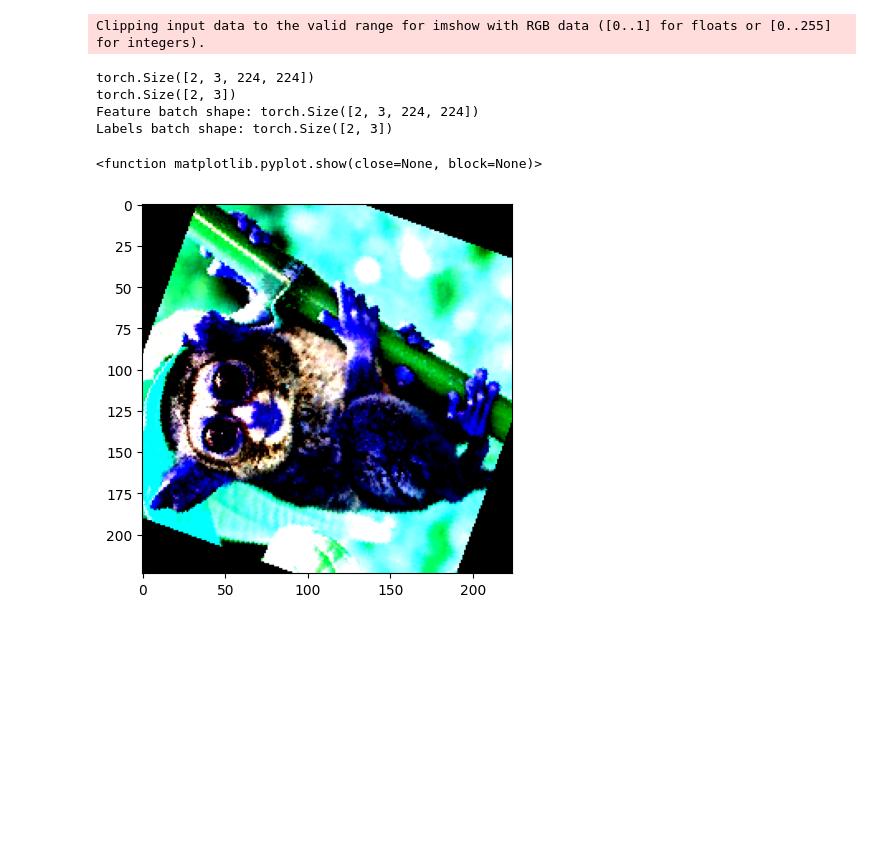
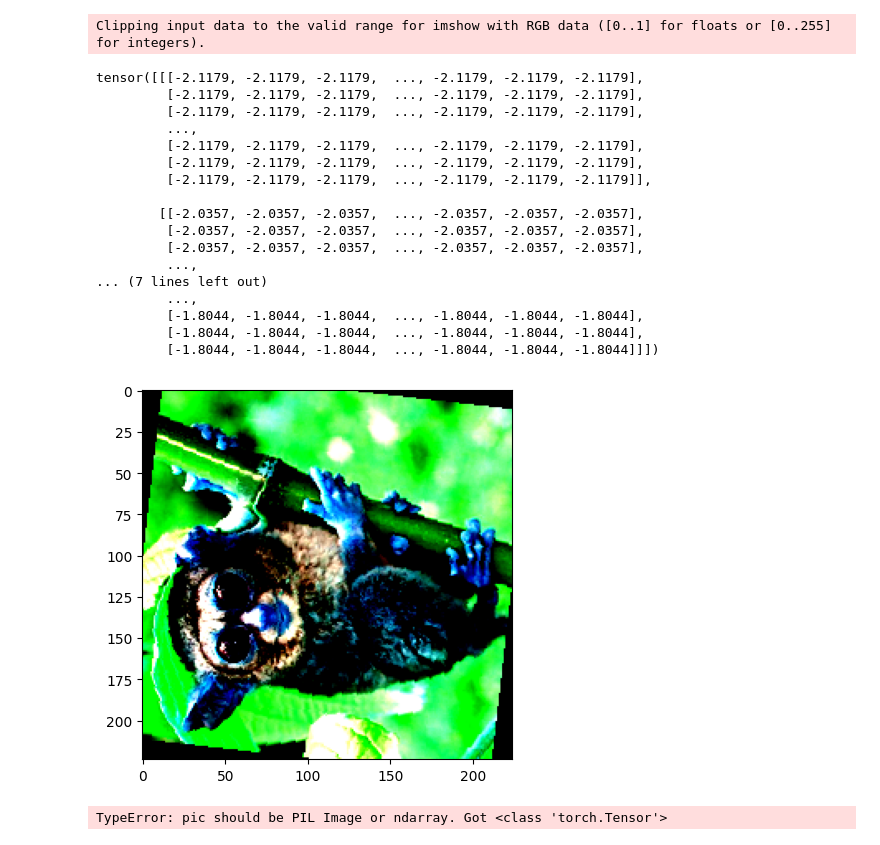
Before and after one commit to mysInma/Pathological-Myopia, a Jupyter notebook: notebooks/tests_transformations.ipynb, the cells around one changed output. Saved outputs shown, nothing was run; the diff lists cells and outputs as text; code cells hidden in the pictures; blank space fills up the shorter version.

Commit message:
test testing an image

```diff
--- a/notebooks/tests_transformations.ipynb
+++ b/notebooks/tests_transformations.ipynb
@@ -12,15 +13,62 @@ import cv2
+# %%
+#PRUEBA DE UNA IMAGEN
+#image = Image.open('../test/H0001.jpg')
+image = Image.open('../test/tarsero.jpg')
+transform = transforms.ToTensor()
+
+# Definir la media y la desviación estándar que se utilizarán en la normalización
+mean = [0.485, 0.456, 0.406]
+std = [0.229, 0.224, 0.225]
+
+# Crear una instancia de la clase CustomTransformations
+custom_transforms = CustomTransformations(mean, std)
+
+# Aplicar la transformación a la imagen
+transformed_image = custom_transforms(image)
+print(transformed_image)
+
+
+img = (transformed_image.T).detach().numpy()
+plt.imshow(cv2.cvtColor(img, cv2.COLOR_BGR2RGB))
+plt.show()
+# %% [output]
+Clipping input data to the valid range for imshow with RGB data ([0..1] for floats or [0..255] for integers).
+tensor([[[-2.1179, -2.1179, -2.1179,  ..., -2.1179, -2.1179, -2.1179],
+         [-2.1179, -2.1179, -2.1179,  ..., -2.1179, -2.1179, -2.1179],
+         [-2.1179, -2.1179, -2.1179,  ..., -2.1179, -2.1179, -2.1179],
+         ...,
+         [-2.1179, -2.1179, -2.1179,  ..., -2.1179, -2.1179, -2.1179],
+         [-2.1179, -2.1179, -2.1179,  ..., -2.1179, -2.1179, -2.1179],
+         [-2.1179, -2.1179, -2.1179,  ..., -2.1179, -2.1179, -2.1179]],
+
+        [[-2.0357, -2.0357, -2.0357,  ..., -2.0357, -2.0357, -2.0357],
+         [-2.0357, -2.0357, -2.0357,  ..., -2.0357, -2.0357, -2.0357],
+         [-2.0357, -2.0357, -2.0357,  ..., -2.0357, -2.0357, -2.0357],
+         ...,
+... (7 lines left out)
+         ...,
+         [-1.8044, -1.8044, -1.8044,  ..., -1.8044, -1.8044, -1.8044],
+         [-1.8044, -1.8044, -1.8044,  ..., -1.8044, -1.8044, -1.8044],
+         [-1.8044, -1.8044, -1.8044,  ..., -1.8044, -1.8044, -1.8044]]])
+[figure, added]
 # %%
 train_transforms = transforms.Compose([
+    transforms.RandomVerticalFlip(),
+    transforms.RandomHorizontalFlip(),
+    transforms.RandomRotation(30),
+    transforms.RandomChoice([transforms.Pad(padding=10),
+                             transforms.CenterCrop(480),
+                             transforms.RandomRotation(20),
+                             transforms.RandomCrop((576,432)),
+                             transforms.ColorJitter(brightness=0.1, contrast=0.1, saturation=0.1, hue=0.1)
+                            ]),
     transforms.Resize((224,224)),
-    transforms.RandomCrop((224,224)),
-    transforms.ColorJitter(brightness=0.1, contrast=0.1, saturation=0.1, hue=0.1),
-    transforms.RandomChoice([transforms.RandomHorizontalFlip(),transforms.RandomVerticalFlip()]),
-    transforms.RandomRotation(degrees=30),
-    transforms.RandomGrayscale(p=0.2),
     transforms.ToTensor(),
     transforms.Normalize((0.485, 0.456, 0.406), (0.229, 0.224, 0.225))
 
 ])
+
+train_transforms = transforms.ToTensor()
 
 dataset = CustomImageDataset(annotations_file = "./output.csv", img_dir = "../test/", num_clases=3, transform = train_transforms, target_transform=None)
 
@@ -36,19 +84,12 @@ train_features, train_labels = next(iter(dl))
 print(f"Feature batch shape: {train_features.size()}")
 print(f"Labels batch shape: {train_labels.size()}")
 img = train_features[0].squeeze()
-img = (img.T).detach().numpy()
-plt.imshow(cv2.cvtColor(img, cv2.COLOR_BGR2RGB))
-plt.show
-
+img = img.permute(1,2,0).detach().numpy()
+plt.imshow(img)
+plt.show()
 #img.T: Esta operación transpone la imagen, lo que significa que los ejes de filas y columnas se intercambian.
 #.detach(): Este método se utiliza para desasociar un tensor de PyTorch de su gráfico de computación y devolver un numpy array, que es más fácil de manejar para algunas operaciones.
 #.numpy(): Este método convierte un tensor de PyTorch en un array de numpy.
 #cv2.cvtColor de OpenCV para cambiar su formato de BGR a RGB. Este cambio es necesario porque la mayoría de las funciones de visualización en Python, incluyendo plt.imshow de Matplotlib, esperan que la imagen esté en formato RGB en lugar de BGR.
 # %% [output]
-Clipping input data to the valid range for imshow with RGB data ([0..1] for floats or [0..255] for integers).
+TypeError: pic should be PIL Image or ndarray. Got <class 'torch.Tensor'>
-torch.Size([2, 3, 224, 224])
-torch.Size([2, 3])
-Feature batch shape: torch.Size([2, 3, 224, 224])
-Labels batch shape: torch.Size([2, 3])
-<function matplotlib.pyplot.show(close=None, block=None)>
-[figure, removed]
```
Also changed, not shown: parts of 2 cells of this notebook, 1 other file.
